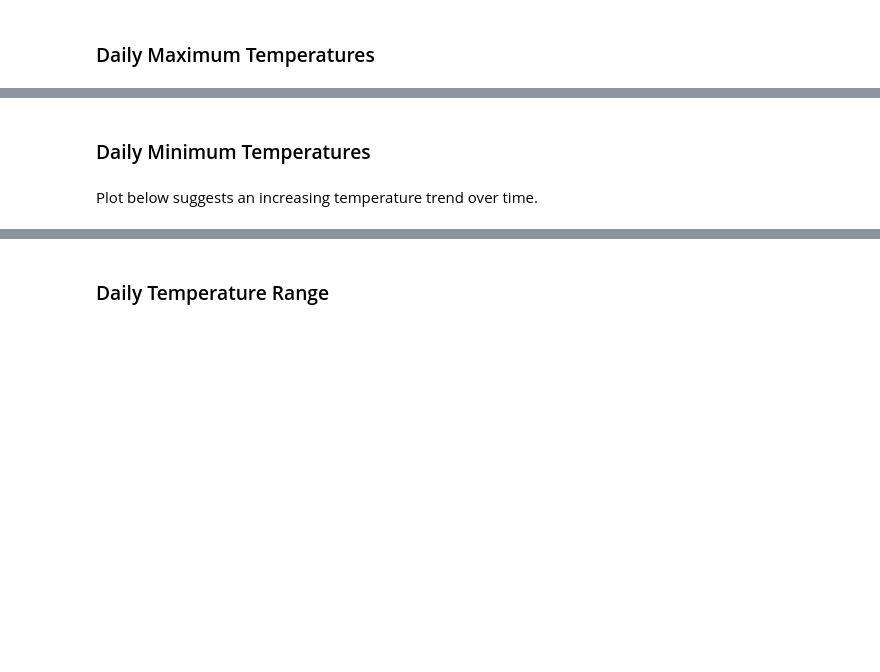
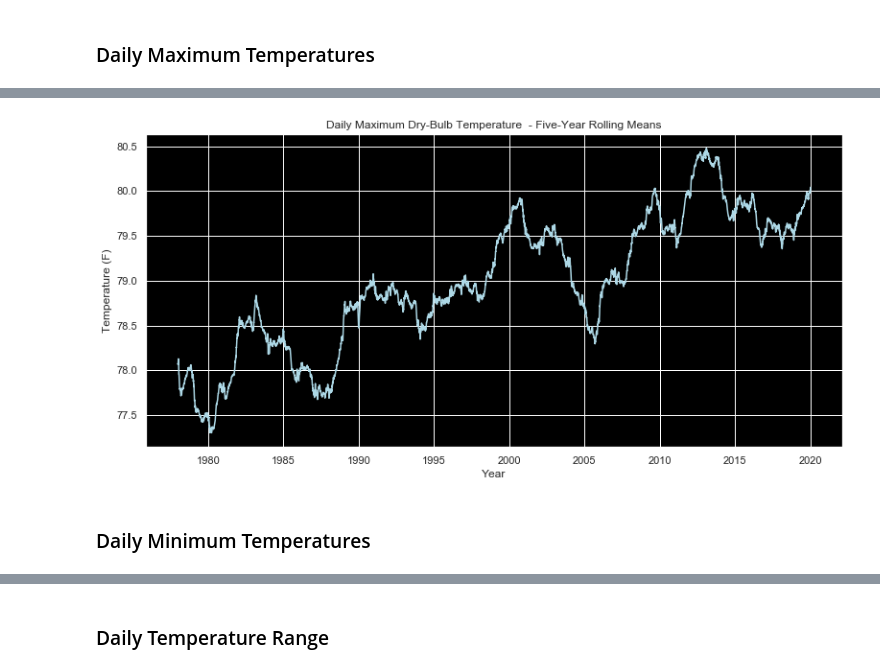
Before and after one commit to PhilipAbraham1030/Houston_Climate, a Jupyter notebook: Shifts_in_the_Houston_Temperatures-Exploratory_Data_Analysis.ipynb, the cells around one changed output, grey strips where cells are left out. Drawn from its saved outputs; the diff is of its cells as text; code cells hidden in the pictures; blank space fills up the shorter version.

```diff
--- a/Shifts_in_the_Houston_Temperatures-Exploratory_Data_Analysis.ipynb
+++ b/Shifts_in_the_Houston_Temperatures-Exploratory_Data_Analysis.ipynb
@@ -145,7 +145,17 @@ from mizani.formatters import date_format
+# %%
+maMAX=houMaxT.rolling(1826).mean()
+_=plt.figure(figsize=(13,6))
+ax = plt.axes()
+ax.set_facecolor('black')
+_=plt.plot(maMAX.index,maMAX.values, color='lightblue')
+_=plt.title('Daily Maximum Dry-Bulb Temperature  - Five-Year Rolling Means')
+_=plt.xlabel('Year')
+_=plt.ylabel('Temperature (F)')
+plt.show()
+# %% [output]
+[figure, added]
 # %% [markdown]
 ### Daily Minimum Temperatures
-# %% [markdown]
-Plot below suggests an increasing temperature trend over time.
 # %%
 houMinT = hou['DryBulbTemperature'].resample('D').min()
 houMinT = pd.DataFrame(houMinT)
```
Also changed, not shown: parts of 12 cells of this notebook.
